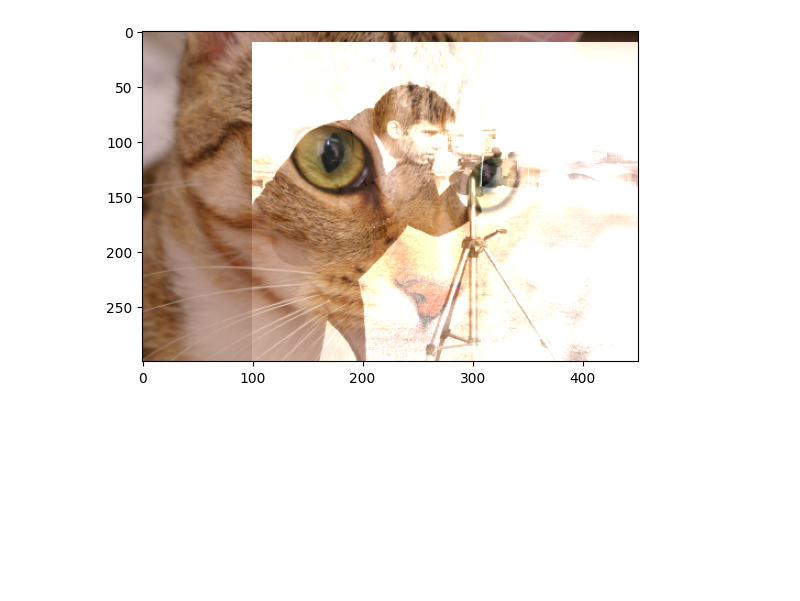
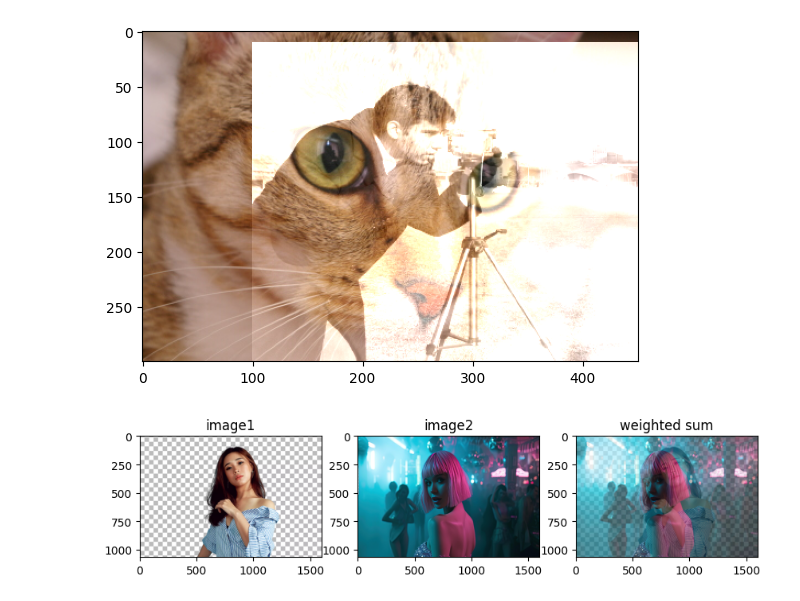
Before and after one commit to ayzrixsiev/Deep-Image-Processing-Lab, a Jupyter notebook: CAU | Week 3/Lab-2.ipynb, the cells around one changed output. Saved outputs shown, nothing was run; the diff lists cells and outputs as text; code cells hidden in the pictures; blank space fills up the shorter version.

```diff
--- a/CAU | Week 3/Lab-2.ipynb
+++ b/CAU | Week 3/Lab-2.ipynb
@@ -116,3 +116,17 @@ plt.imshow(output_image[...,::-1])
 # %% [output]
 <matplotlib.image.AxesImage at 0x...>
 [figure]
+# %%
+img1 = cv2.imread("../data/benchmarks/lady.png")
+h, w = img1.shape[:2]
+img2 = cv2.resize(cv2.imread("../data/benchmarks/neonlady.png"), (w, h))
+
+output_image = cv2.addWeighted(img1, 0.3, img2, 0.7, 0)   # Output = (Image1 * alpha) + (Image2 * beta) + gamma
+# Alpha and beta are the weights of the image in the final result, meaning which one will be more visible than the other
+
+plt.figure(figsize=[10,5])
+plt.subplot(131);plt.imshow(img1[...,::-1]);plt.title("image1");
+plt.subplot(132);plt.imshow(img2[...,::-1]);plt.title("image2");
+plt.subplot(133);plt.imshow(output_image[...,::-1]);plt.title("weighted sum");
+# %% [output]
+[figure, added]
```
Also changed, not shown: parts of 2 cells of this notebook.
